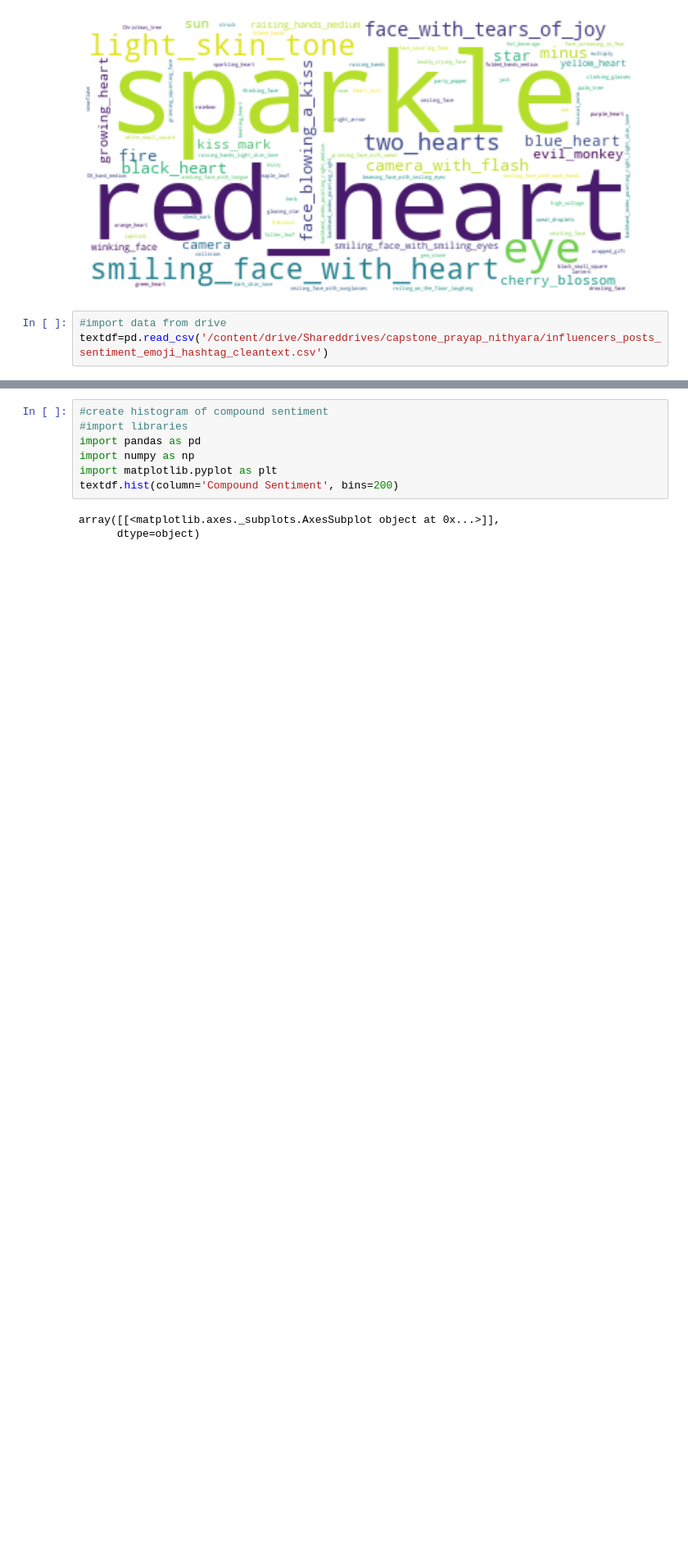
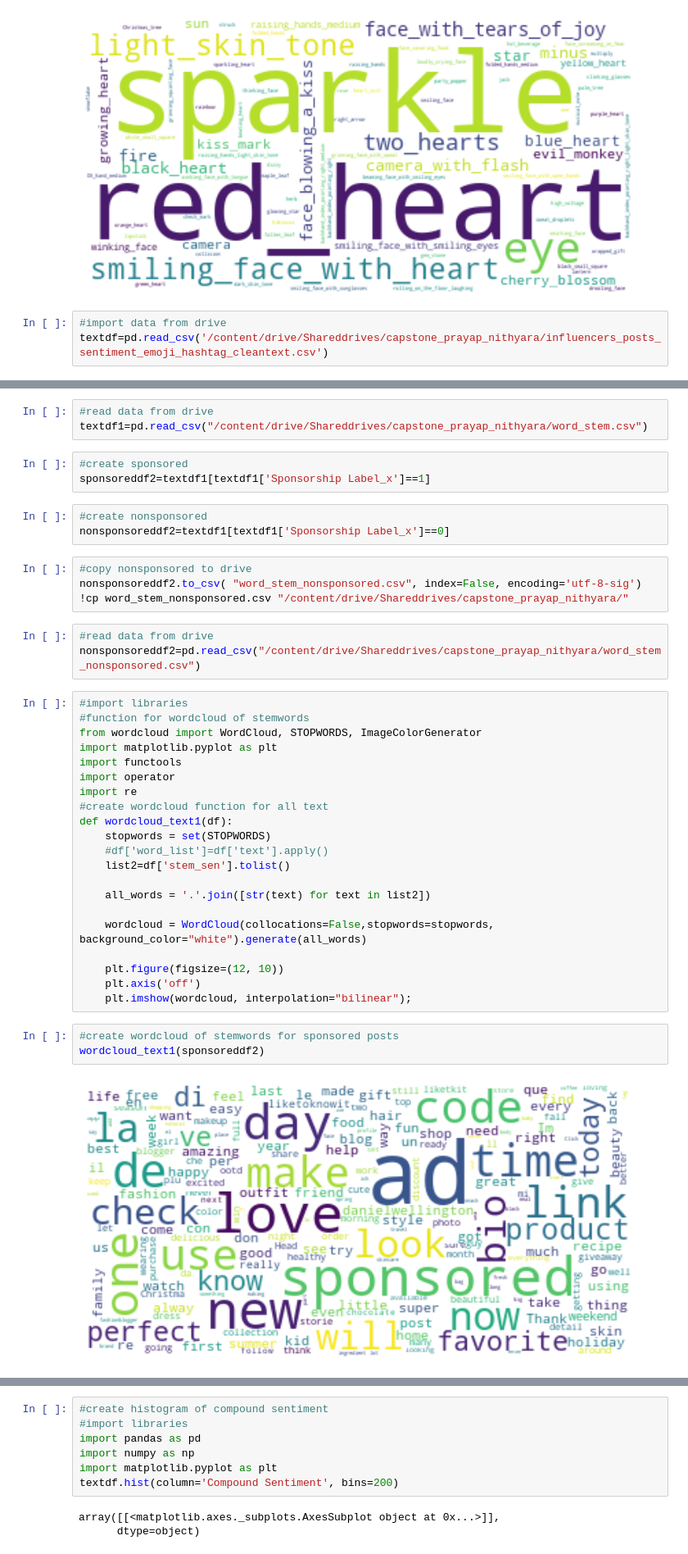
Before and after one commit to prayap/nithyara-prayap, a Jupyter notebook: post_captions.ipynb, the cells around one changed output, grey strips where cells are left out. Shown at 82% size. Cells and saved outputs as stored; diff of their text form; blank space fills up the shorter version.

```diff
--- a/post_captions.ipynb
+++ b/post_captions.ipynb
@@ -561,0 +591,42 @@ textdf=pd.read_csv('/content/drive/Shareddrives/capstone_prayap_nithyara/influen
+# %%
+#read data from drive
+textdf1=pd.read_csv("/content/drive/Shareddrives/capstone_prayap_nithyara/word_stem.csv")
+# %%
+#create sponsored
+sponsoreddf2=textdf1[textdf1['Sponsorship Label_x']==1]
+# %%
+#create nonsponsored
+nonsponsoreddf2=textdf1[textdf1['Sponsorship Label_x']==0]
+# %%
+#copy nonsponsored to drive
+nonsponsoreddf2.to_csv( "word_stem_nonsponsored.csv", index=False, encoding='utf-8-sig')
+!cp word_stem_nonsponsored.csv "/content/drive/Shareddrives/capstone_prayap_nithyara/"
+# %%
+#read data from drive
+nonsponsoreddf2=pd.read_csv("/content/drive/Shareddrives/capstone_prayap_nithyara/word_stem_nonsponsored.csv")
+# %%
+#import libraries
+#function for wordcloud of stemwords
+from wordcloud import WordCloud, STOPWORDS, ImageColorGenerator
+import matplotlib.pyplot as plt
+import functools
+import operator
+import re
+#create wordcloud function for all text
+def wordcloud_text1(df):
+    stopwords = set(STOPWORDS)
+    #df['word_list']=df['text'].apply()
+    list2=df['stem_sen'].tolist()
+
+    all_words = '.'.join([str(text) for text in list2])
+
+    wordcloud = WordCloud(collocations=False,stopwords=stopwords, background_color="white").generate(all_words)
+
+    plt.figure(figsize=(12, 10))
+    plt.axis('off')
+    plt.imshow(wordcloud, interpolation="bilinear");
+# %%
+#create wordcloud of stemwords for sponsored posts
+wordcloud_text1(sponsoreddf2)
+# %% [output]
+[figure, added]
```
Also changed, not shown: parts of 6 cells of this notebook.
